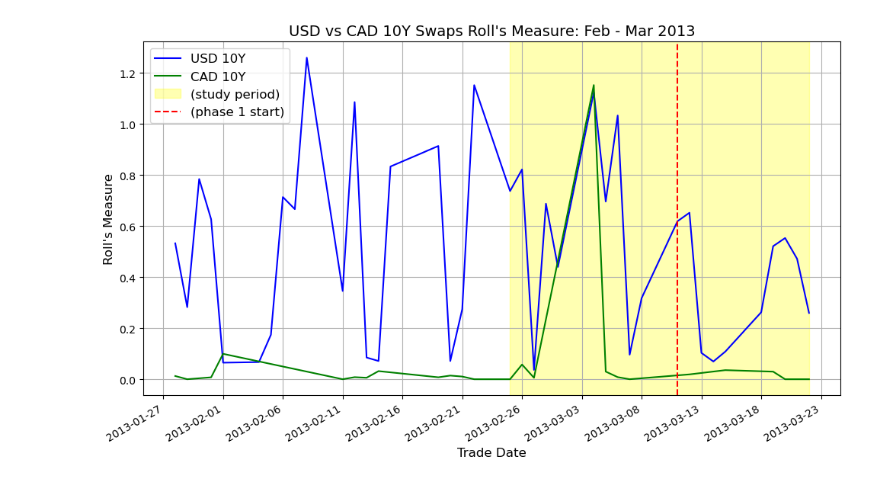
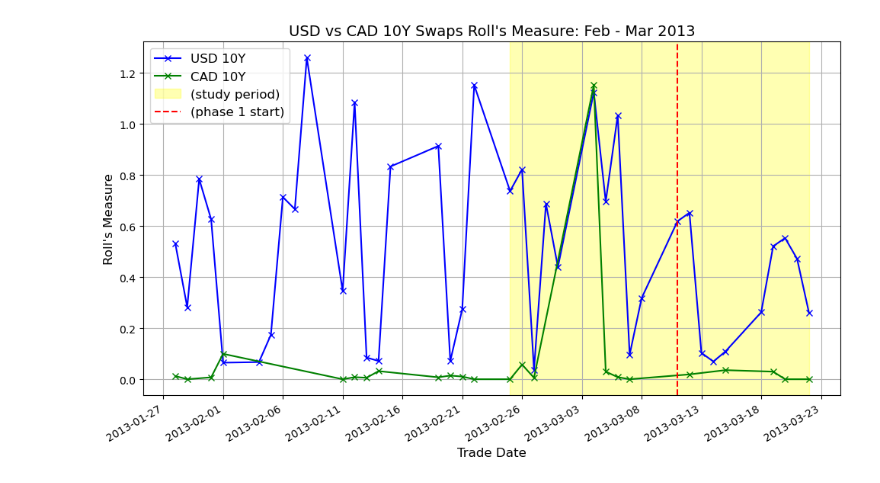
Before and after one commit to arnoblalam/irs-pricing-python, a Jupyter notebook: notebooks/liquidity/10Y_Parallel_Trends_Roll.ipynb, the cells around one changed output. Drawn from its saved outputs; the diff is of its cells as text; code cells hidden in the pictures.

```diff
--- a/notebooks/liquidity/10Y_Parallel_Trends_Roll.ipynb
+++ b/notebooks/liquidity/10Y_Parallel_Trends_Roll.ipynb
@@ -25,27 +25,27 @@ df_cad_filtered = df_cad[(df_cad['Trade_Date'] >= start_date) & (df_cad['Trade_D
 # %%
 # Re-plotting with additional formatting for study period and phase 1 start
 
 plt.figure(figsize=(10, 6))
-plt.plot(df_usd_filtered['Trade_Date'], df_usd_filtered['roll'], label=f'USD {tenor}', color='blue')
-plt.plot(df_cad_filtered['Trade_Date'], df_cad_filtered['roll'], label=f'CAD {tenor}', color='green')
+plt.plot(df_usd_filtered['Trade_Date'], df_usd_filtered['roll'], label=f'USD {tenor}', color='blue', marker='x', linestyle='-')
+plt.plot(df_cad_filtered['Trade_Date'], df_cad_filtered['roll'], label=f'CAD {tenor}', color='green', marker='x', linestyle='-')
 
 plt.axvspan(study_start, study_end, color='yellow', alpha=0.3, label='(study period)')
 
 # Adding a vertical dashed line for phase 1 start
 plt.axvline(phase_start, color='red', linestyle='--', label='(phase 1 start)')
 
 # Formatting the plot
 plt.title(f'USD vs CAD {tenor} Swaps Roll\'s Measure: {date_nice}', fontsize=14)
 plt.xlabel('Trade Date', fontsize=12)
 plt.ylabel('Roll\'s Measure', fontsize=12)
 plt.legend(fontsize=12)
 plt.grid(True)
 
 plt.gca().xaxis.set_major_formatter(mdates.DateFormatter('%Y-%m-%d'))
 plt.gca().xaxis.set_major_locator(mdates.DayLocator(interval=5))
 plt.gcf().autofmt_xdate() # Rotation
 
 plt.tight_layout()
 plt.show()
 # %% [output]
-[figure, old version]
+[figure, new version]
```
Also changed, not shown: 3 other files.
